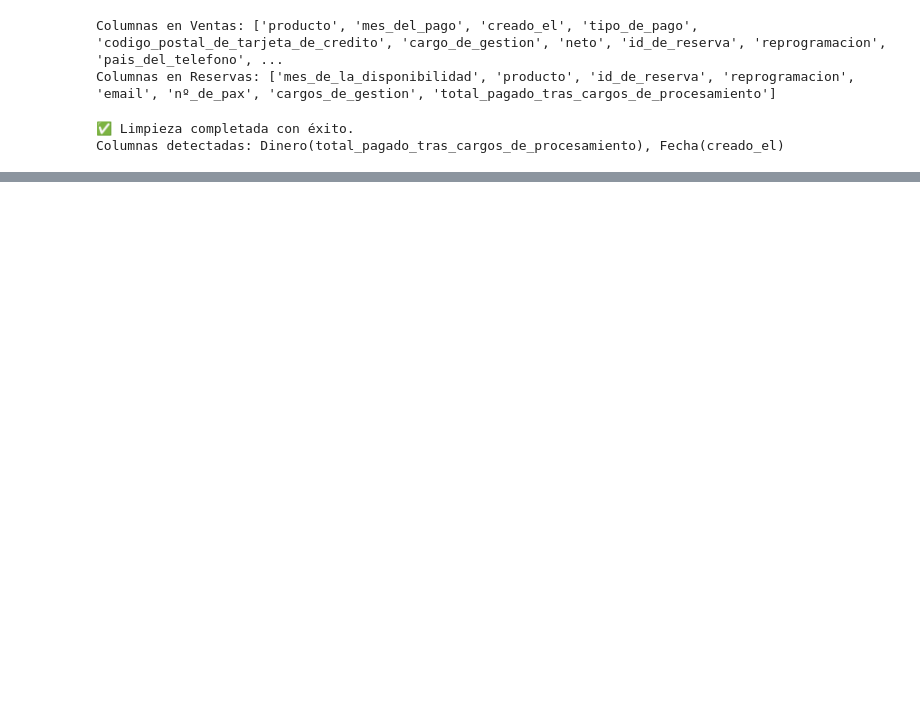
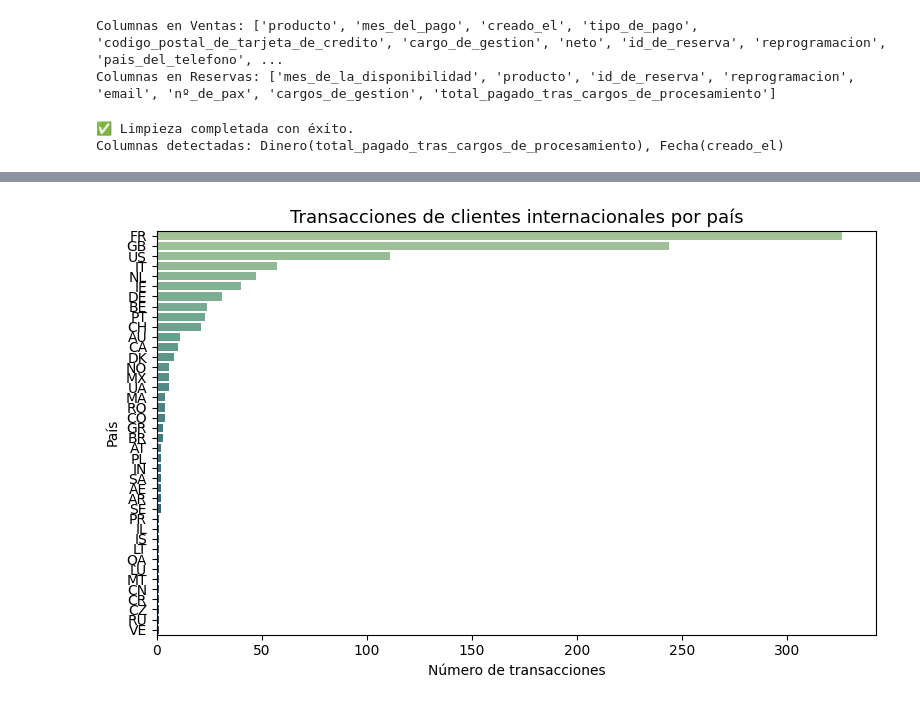
Before and after one commit to lolarealcejudo27/EDA_Oasis_Spa_Sevilla, a Jupyter notebook: src/notebooks/02_geografia.ipynb, the cells around one changed output, grey strips where cells are left out. Drawn from its saved outputs; the diff is of its cells as text; code cells hidden in the pictures; blank space fills up the shorter version.

```diff
--- a/src/notebooks/02_geografia.ipynb
+++ b/src/notebooks/02_geografia.ipynb
@@ -103,0 +128,25 @@ KeyError: 'codigo_postal'
+# %%
+# GRÁFICA 3 — Clientes internacionales por país (pais_del_telefono)
+# Se usa df_ventas directamente para no perder internacionales sin reserva
+internacionales = (
+    df_ventas[df_ventas['pais_del_telefono'].notna() &
+              (df_ventas['pais_del_telefono'] != 'ES')]
+    ['pais_del_telefono'].value_counts()
+)
+
+plt.figure(figsize=(8, 5))
+sns.barplot(
+    x=internacionales.values,
+    y=internacionales.index,
+    palette='crest',
+    hue=internacionales.index,
+    legend=False
+)
+plt.title('Transacciones de clientes internacionales por país', fontsize=13)
+plt.xlabel('Número de transacciones')
+plt.ylabel('País')
+plt.tight_layout()
+plt.savefig('../img/distribucion_internacional.png')
+plt.show()
+# %% [output]
+[figure, added]
```
Also changed, not shown: parts of 5 cells of this notebook, 12 other files.
